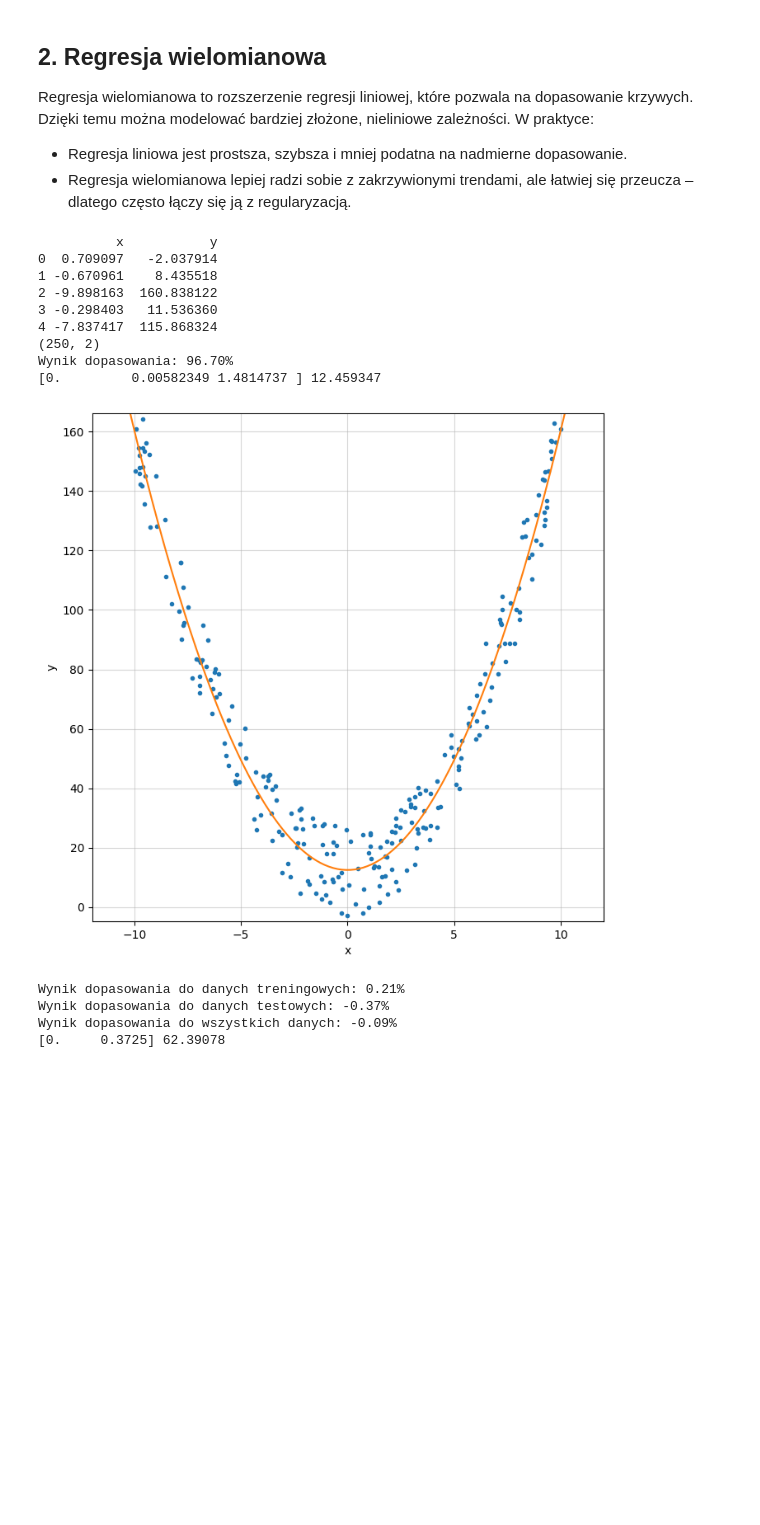
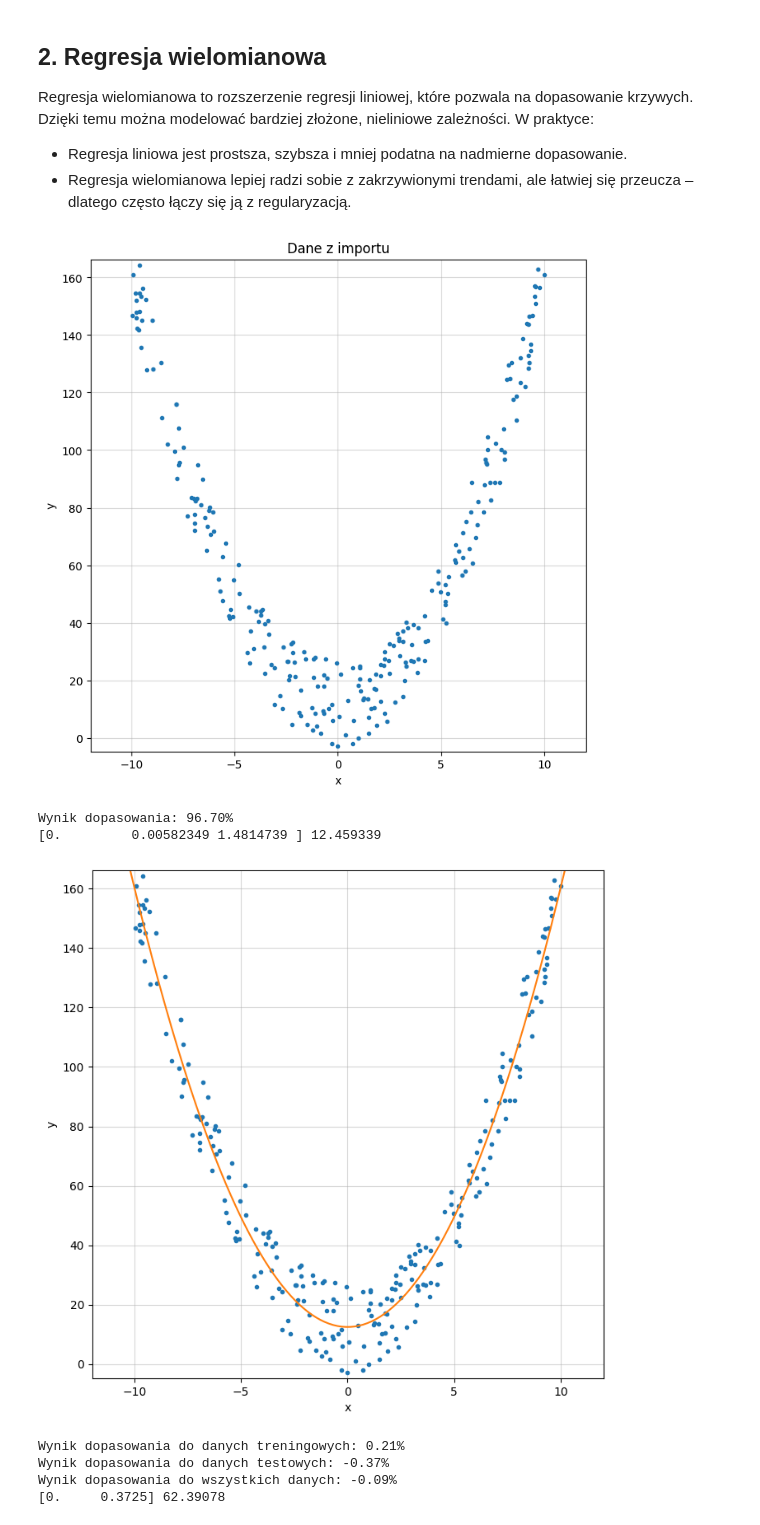
Before and after one commit to November7/AI4Youth, a Jupyter notebook: Spotkanie 3 [27.06.2025]/Modele ML/Regresja liniowa.ipynb, the cells around one changed output. Saved outputs shown, nothing was run; the diff lists cells and outputs as text; code cells hidden in the pictures; blank space fills up the shorter version.

```diff
--- a/Spotkanie 3 [27.06.2025]/Modele ML/Regresja liniowa.ipynb
+++ b/Spotkanie 3 [27.06.2025]/Modele ML/Regresja liniowa.ipynb
@@ -113,53 +96,47 @@ W praktyce:
 # %%
 df = pd.read_csv("example2.csv",delimiter=";", decimal=",")
 
-print(df.head())
-print(df.shape)
+# print(df.head())
+# print(df.shape)
 
 X = np.single(df['x'])
 X.shape = (-1,1)
 Y = np.single(df['y'])
 
-# plt.figure(figsize=[8,8], facecolor="white")
-# plt.title("Dane z importu")
+plt.figure(figsize=[8,8], facecolor="white")
+plt.title("Dane z importu")
 
-# plt.xlabel('x')
-# plt.ylabel("y")
-# plt.axis([X.min()-2,X.max()+2,Y.min()-2,Y.max()+2])
-# plt.grid(True,which="both",axis="both",alpha=.5)
-# plt.plot(X,Y,'.')
-# plt.show()
+plt.xlabel('x')
+plt.ylabel("y")
+plt.axis([X.min()-2,X.max()+2,Y.min()-2,Y.max()+2])
+plt.grid(True,which="both",axis="both",alpha=.5)
+plt.plot(X,Y,'.')
+plt.show()
 
 pf = PolynomialFeatures(2)
 x_trans = pf.fit_transform(X)
 
 model = LinearRegression().fit(x_trans,Y)
 
 print(f"Wynik dopasowania: {100*model.score(x_trans,Y):.2f}%")
 print(model.coef_, model.intercept_)
 
 x_test = np.arange(X.min()-2,X.max()+2,0.1)
 x_test.shape = (-1,1)
 
 plt.figure(figsize=[8,8], facecolor="white")
 plt.plot(X,Y,'.')
 plt.plot(x_test,model.predict(pf.fit_transform(x_test)),'-')
 plt.xlabel('x')
 plt.ylabel("y")
 plt.axis([X.min()-2,X.max()+2,Y.min()-2,Y.max()+2])
 plt.grid(True,which="both",axis="both",alpha=.5)
 plt.show()
 # %% [output]
+[figure, new version]
-          x           y
-0  0.709097   -2.037914
-1 -0.670961    8.435518
-2 -9.898163  160.838122
-3 -0.298403   11.536360
-4 -7.837417  115.868324
-(250, 2)
 Wynik dopasowania: 96.70%
-[0.         0.00582349 1.4814737 ] 12.459347
+[0.         0.00582349 1.4814739 ] 12.459339
-[figure, old version]
+[figure, added]
 # %%
 from sklearn.model_selection import train_test_split
 # Podział na zestaw treningowy (70%) i testowy (30%)
```
Also changed, not shown: parts of 7 cells of this notebook, 4 other files.
